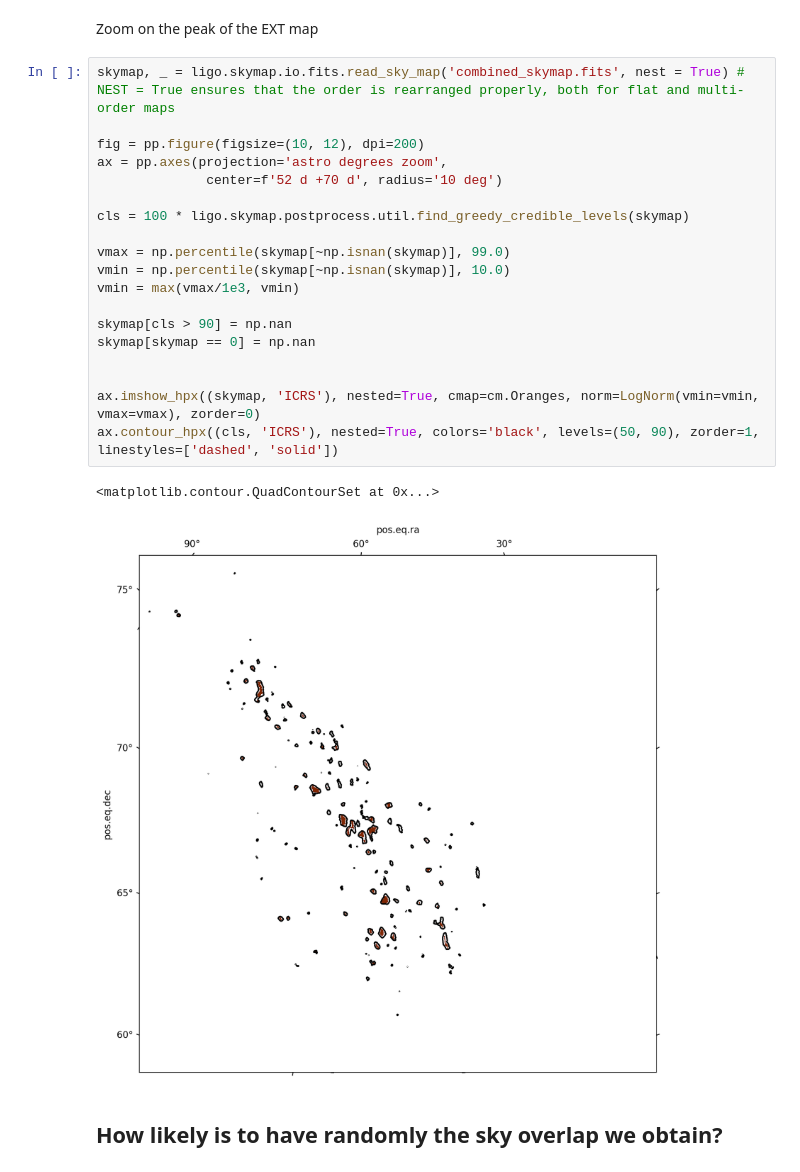
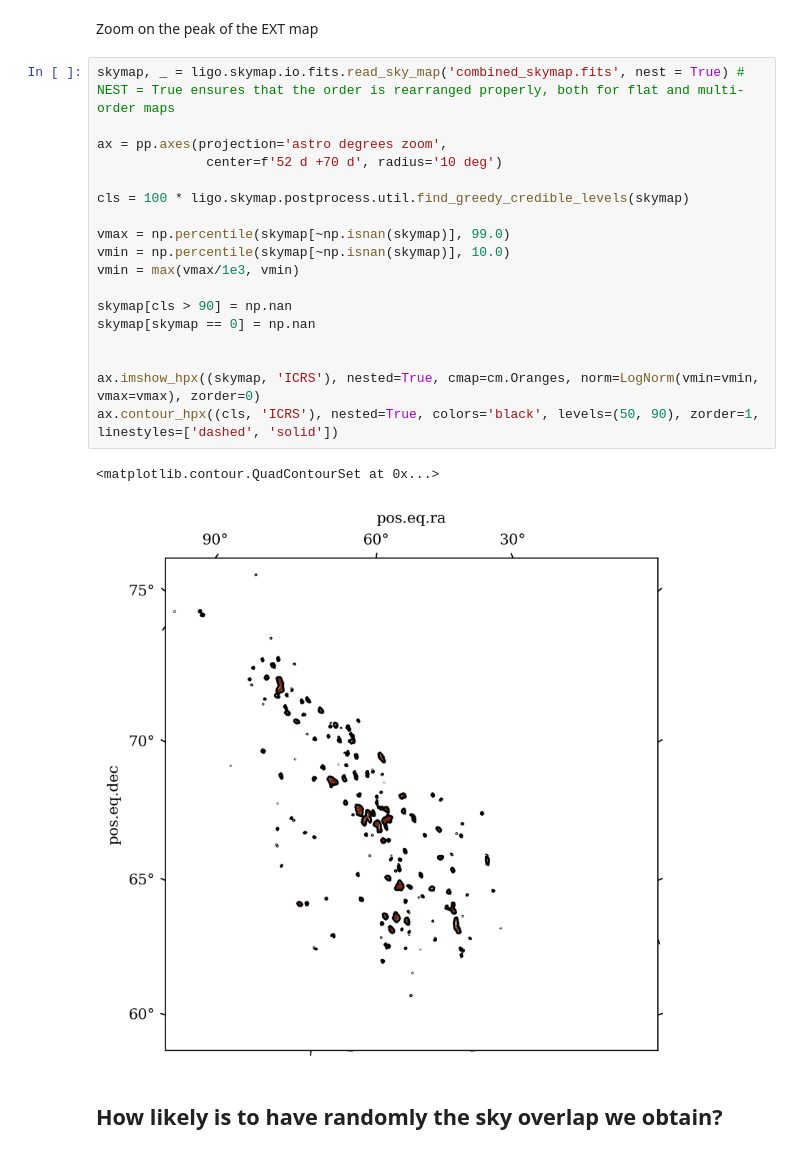
Before and after one commit to AndreaCozzumbo/acme_tutorials, a Jupyter notebook: raven/skymap_far.ipynb, the cells around one changed output. Cells and saved outputs as stored; diff of their text form.

```diff
--- a/raven/skymap_far.ipynb
+++ b/raven/skymap_far.ipynb
@@ -158,25 +167,24 @@ Zoom on the peak of the EXT map
 # %%
 skymap, _ = ligo.skymap.io.fits.read_sky_map('combined_skymap.fits', nest = True) # NEST = True ensures that the order is rearranged properly, both for flat and multi-order maps
 
-fig = pp.figure(figsize=(10, 12), dpi=200)
 ax = pp.axes(projection='astro degrees zoom',
               center=f'52 d +70 d', radius='10 deg')
 
 cls = 100 * ligo.skymap.postprocess.util.find_greedy_credible_levels(skymap)
 
 vmax = np.percentile(skymap[~np.isnan(skymap)], 99.0)
 vmin = np.percentile(skymap[~np.isnan(skymap)], 10.0)
 vmin = max(vmax/1e3, vmin)
 
 skymap[cls > 90] = np.nan
 skymap[skymap == 0] = np.nan
 
 
 ax.imshow_hpx((skymap, 'ICRS'), nested=True, cmap=cm.Oranges, norm=LogNorm(vmin=vmin, vmax=vmax), zorder=0)
 ax.contour_hpx((cls, 'ICRS'), nested=True, colors='black', levels=(50, 90), zorder=1, linestyles=['dashed', 'solid'])
 # %% [output]
 <matplotlib.contour.QuadContourSet at 0x...>
-[figure, old version]
+[figure, new version]
 # %% [markdown]
 ## How likely is to have randomly the sky overlap we obtain?
 # %%
```
Also changed, not shown: parts of 6 cells of this notebook, 3 other files.
